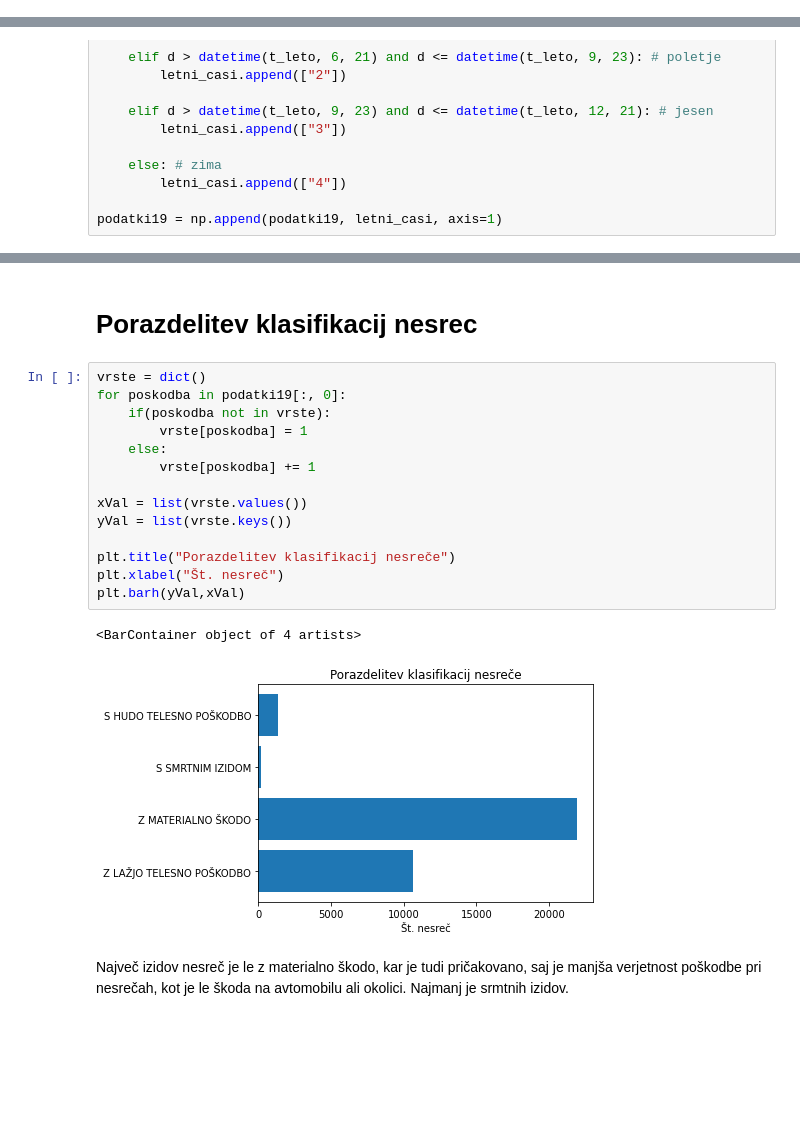
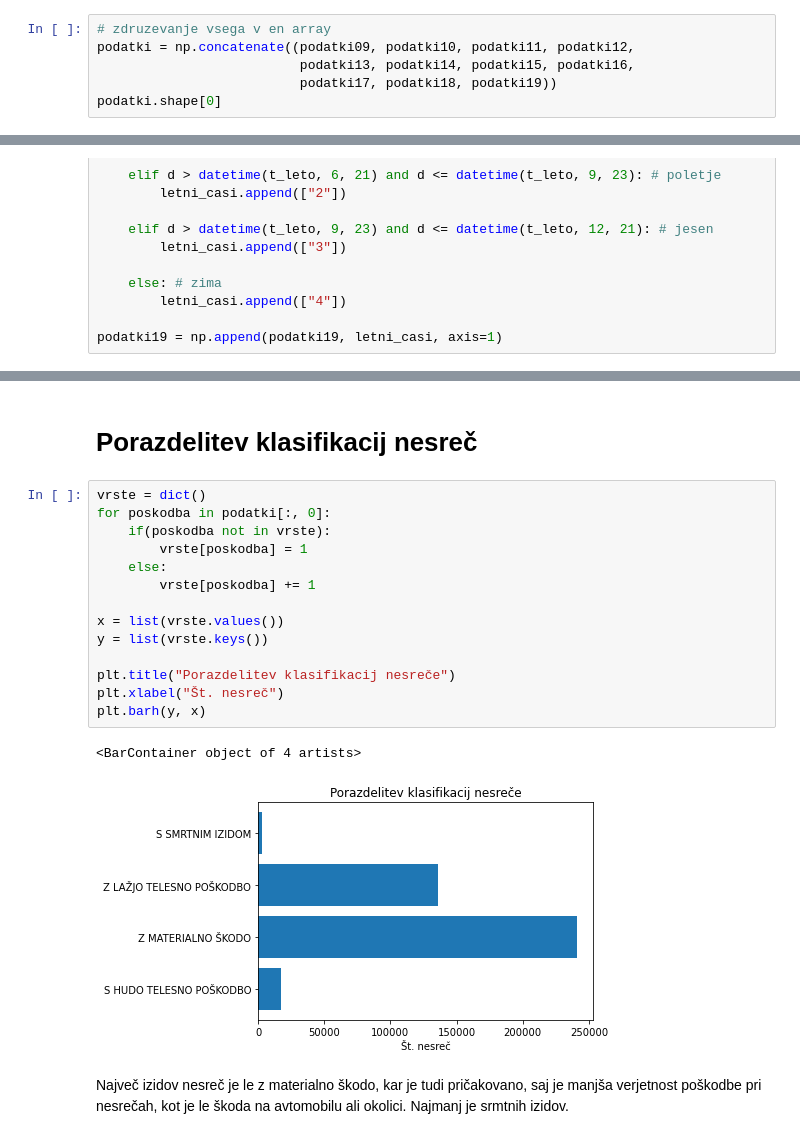
Before and after one commit to Nermin-Mujagic/PR21_JJ_NM, a Jupyter notebook: report.ipynb, the cells around one changed output, grey strips where cells are left out. Saved outputs shown, nothing was run; the diff lists cells and outputs as text; blank space fills up the shorter version.

```diff
--- a/report.ipynb
+++ b/report.ipynb
@@ -36,0 +67,6 @@
+# %%
+# zdruzevanje vsega v en array
+podatki = np.concatenate((podatki09, podatki10, podatki11, podatki12,
+                          podatki13, podatki14, podatki15, podatki16,
+                          podatki17, podatki18, podatki19))
+podatki.shape[0]
@@ -100,22 +201,22 @@ podatki19 = np.append(podatki19, letni_casi, axis=1)
 # %% [markdown]
-# Porazdelitev klasifikacij nesrec
+# Porazdelitev klasifikacij nesreč
 # %%
 vrste = dict()
-for poskodba in podatki19[:, 0]:
+for poskodba in podatki[:, 0]:
     if(poskodba not in vrste):
         vrste[poskodba] = 1
     else:
         vrste[poskodba] += 1
 
-xVal = list(vrste.values())
-yVal = list(vrste.keys())
+x = list(vrste.values())
+y = list(vrste.keys())
 
 plt.title("Porazdelitev klasifikacij nesreče")
 plt.xlabel("Št. nesreč")
-plt.barh(yVal,xVal)
+plt.barh(y, x)
 # %% [output]
 <BarContainer object of 4 artists>
-[figure, old version]
+[figure, new version]
 # %% [markdown]
 Največ izidov nesreč je le z materialno škodo, kar je tudi pričakovano, saj je manjša verjetnost poškodbe pri nesrečah, kot je le škoda na avtomobilu ali okolici. Najmanj je srmtnih izidov.
 # %% [markdown]
```
Also changed, not shown: parts of 38 cells of this notebook.
